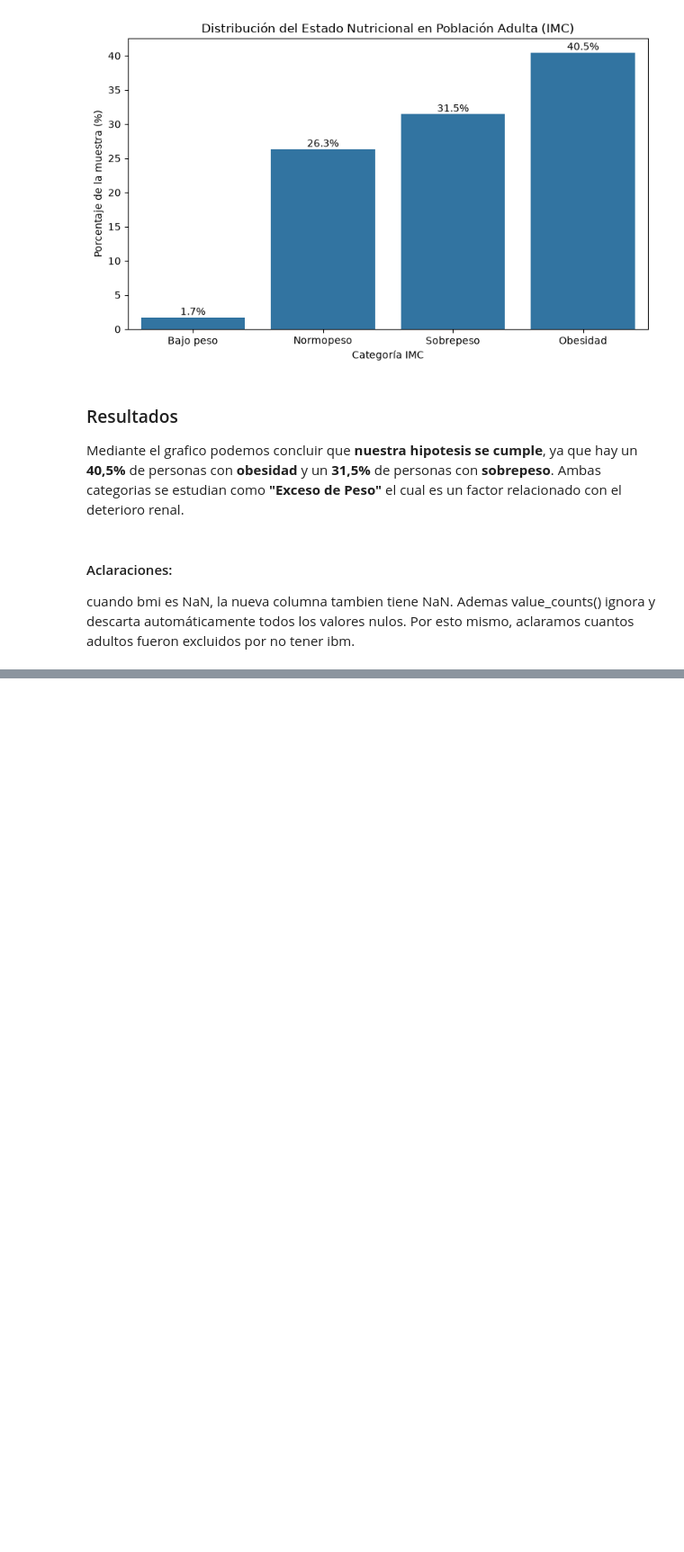
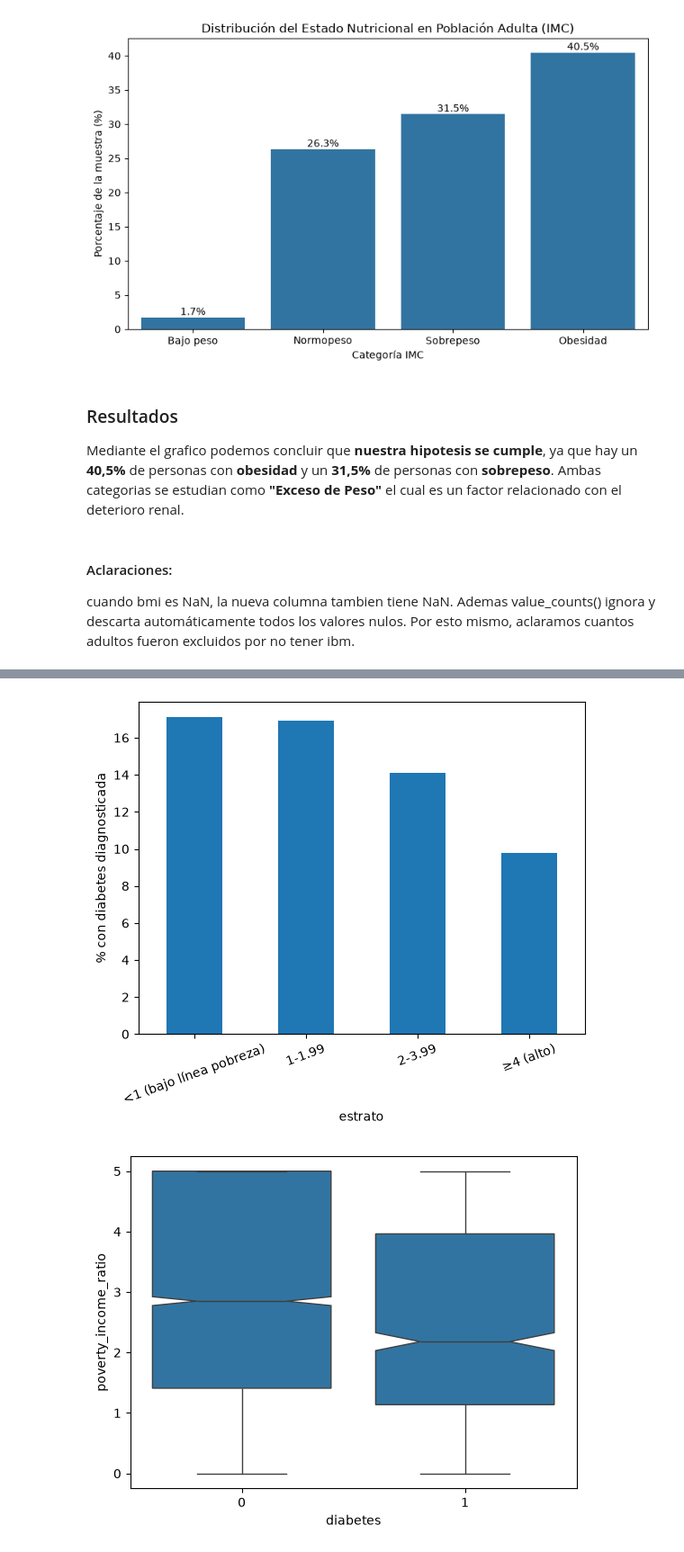
Before and after one commit to tincho1102/TpEspecialFundamentos, a Jupyter notebook: analisis.ipynb, the cells around one changed output, grey strips where cells are left out. Shown at 90% size. Cells and saved outputs as stored; diff of their text form; code cells hidden in the pictures; blank space fills up the shorter version.

```diff
--- a/analisis.ipynb
+++ b/analisis.ipynb
@@ -327,0 +332,11 @@ Por esto mismo, aclaramos cuantos adultos fueron excluidos por no tener ibm.
+# %%
+h7 = df[df["age"] >= 18].copy()
+h7["diabetes"] = (h7["diabetes_diagnosed"] == 1).astype(int)
+h7["estrato"] = pd.cut(h7["poverty_income_ratio"], [0, 1, 2, 4, 5.01], right=False,
+                       labels=["<1 (bajo línea pobreza)", "1-1.99", "2-3.99", "≥4 (alto)"],
+                       include_lowest=True)
+prev.plot.bar(); plt.ylabel("% con diabetes diagnosticada"); plt.xticks(rotation=20); plt.show()
+sns.boxplot(data=h7, x="diabetes", y="poverty_income_ratio", notch=True); plt.show()
+# %% [output]
+[figure, added]
+[figure, added]
```
Also changed, not shown: parts of 2 cells of this notebook.
